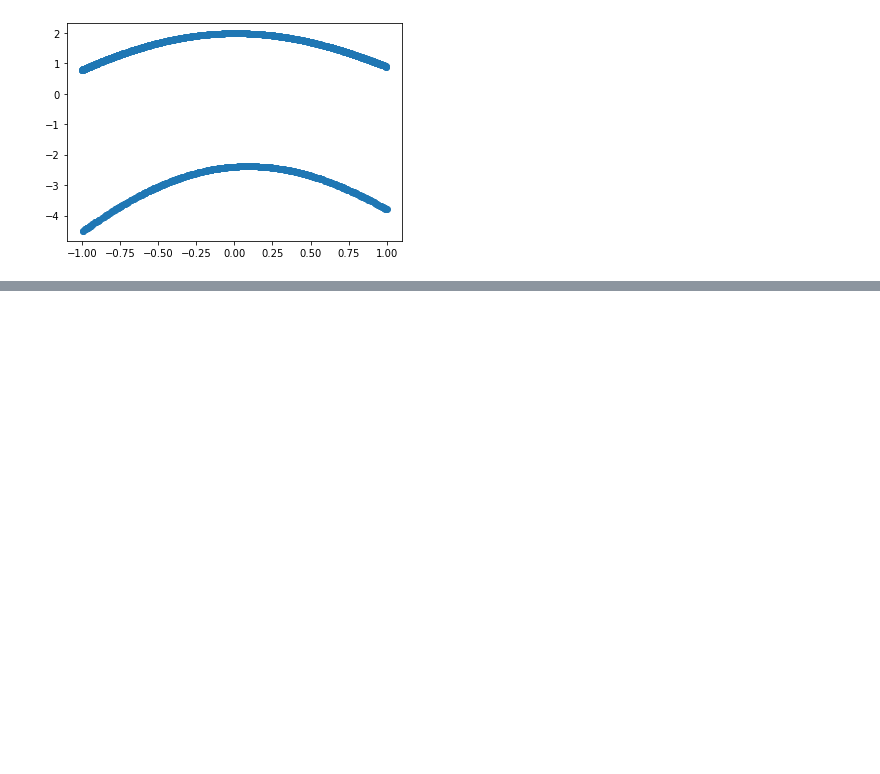
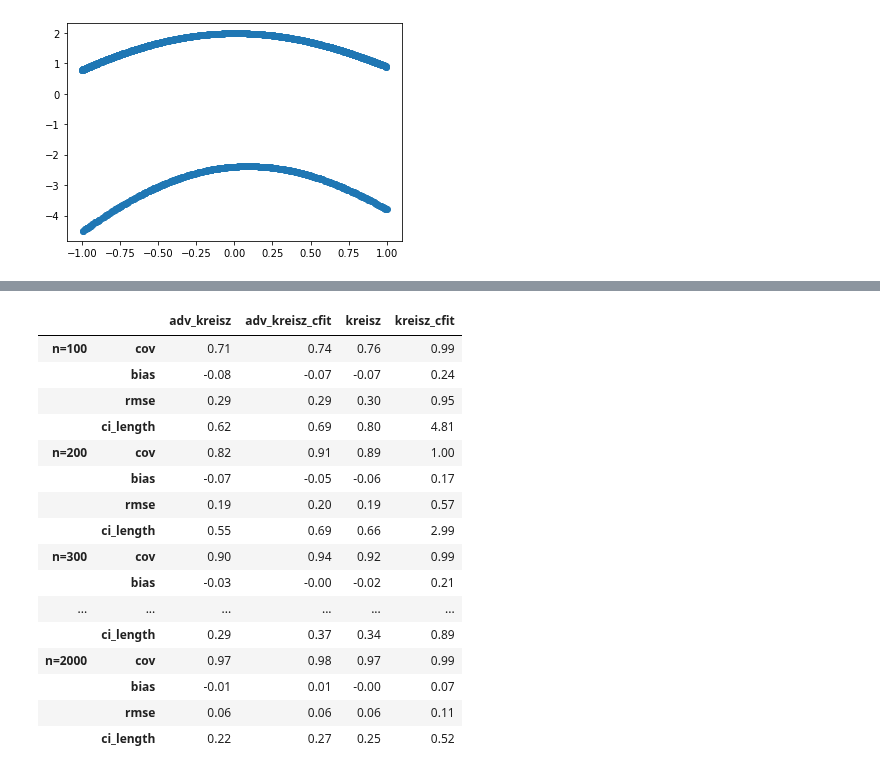
Before and after one commit to syrgkanislab/adversarial_reisz, a Jupyter notebook: LinearAdversarialReisz-local.ipynb, the cells around one changed output, grey strips where cells are left out. Saved outputs shown, nothing was run; the diff lists cells and outputs as text; code cells hidden in the pictures; blank space fills up the shorter version.

```diff
--- a/LinearAdversarialReisz-local.ipynb
+++ b/LinearAdversarialReisz-local.ipynb
@@ -515,14 +510,23 @@ all_experiments(n_samples_list)
 # %%
 import joblib
+import os
 true = 2.2
+res = {}
+n_samples_list = [100, 200, 300, 500, 700, 1000, 2000]
+folder = os.path.join('amlt', 'renewed-cockatoo')
 for n_samples in n_samples_list:
-    for var in [f'advreisz_nocfit_n_{n_samples}.jbl',
-                f'advreisz_5fold_cfit_n_{n_samples}.jbl',
-                f'kernelreisz_nocfit_n_{n_samples}.jbl',
-                f'kernelreisz_5fold_cfit_n_{n_samples}.jbl']:
-        results = joblib.load(var)
+    res[f'n={n_samples}'] = {}
+    for name, var in [('adv_kreisz', f'advreisz_nocfit_n_{n_samples}.jbl'),
+                        ('adv_kreisz_cfit', f'advreisz_5fold_cfit_n_{n_samples}.jbl'),
+                        ('kreisz', f'kernelreisz_nocfit_n_{n_samples}.jbl'),
+                        ('kreisz_cfit', f'kernelreisz_5fold_cfit_n_{n_samples}.jbl')]:
+        results = joblib.load(os.path.join(folder, f'kernel_{n_samples}', var))
         results = np.array(results)
-        plt.hist(results[:, 0])
-        plt.title(f'{var}, n={n_samples}')
-        plt.show()
-        print(np.mean((results[:, 1] <= true) & (results[:, 2] >= true)))
+#         plt.hist(results[:, 0])
+#         plt.title(f'{var}, n={n_samples}')
+#         plt.show()
+        res[f'n={n_samples}'][name] = {'cov': np.mean((results[:, 1] <= true) & (results[:, 2] >= true)),
+                                 'bias': np.mean(results[:, 0] - true),
+                                 'rmse': np.sqrt(np.mean((results[:, 0] - true)**2)),
+                                 'ci_length': np.mean(results[:, 2] - results[:, 1])}
+    res[f'n={n_samples}'] = pd.DataFrame(res[f'n={n_samples}'])
@@ -542,0 +553,22 @@ for n_samples in n_samples_list:
+# %%
+import pandas as pd
+with pd.option_context('display.float_format', '{:0.2f}'.format):
+    display(pd.concat(res, axis=0))
+# %% [output]
+|  |  | adv_kreisz | adv_kreisz_cfit | kreisz | kreisz_cfit |
+| n=100 | cov | 0.71 | 0.74 | 0.76 | 0.99 |
+|  | bias | -0.08 | -0.07 | -0.07 | 0.24 |
+|  | rmse | 0.29 | 0.29 | 0.30 | 0.95 |
+|  | ci_length | 0.62 | 0.69 | 0.80 | 4.81 |
+| n=200 | cov | 0.82 | 0.91 | 0.89 | 1.00 |
+|  | bias | -0.07 | -0.05 | -0.06 | 0.17 |
+|  | rmse | 0.19 | 0.20 | 0.19 | 0.57 |
+|  | ci_length | 0.55 | 0.69 | 0.66 | 2.99 |
+| n=300 | cov | 0.90 | 0.94 | 0.92 | 0.99 |
+|  | bias | -0.03 | -0.00 | -0.02 | 0.21 |
+| ... | ... | ... | ... | ... | ... |
+|  | ci_length | 0.29 | 0.37 | 0.34 | 0.89 |
+| n=2000 | cov | 0.97 | 0.98 | 0.97 | 0.99 |
+|  | bias | -0.01 | 0.01 | -0.00 | 0.07 |
+|  | rmse | 0.06 | 0.06 | 0.06 | 0.11 |
+|  | ci_length | 0.22 | 0.27 | 0.25 | 0.52 |
```
Also changed, not shown: parts of 3 cells of this notebook.
